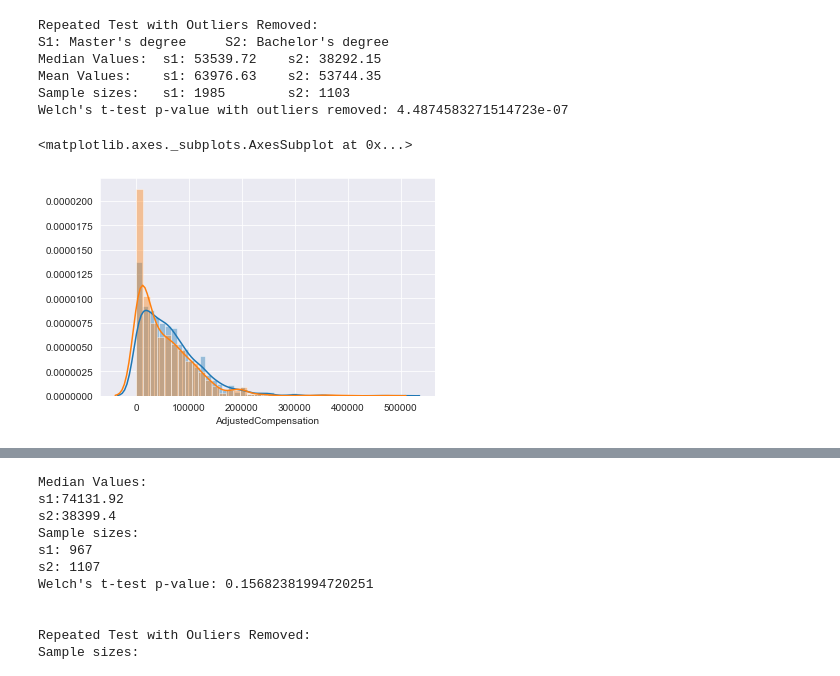
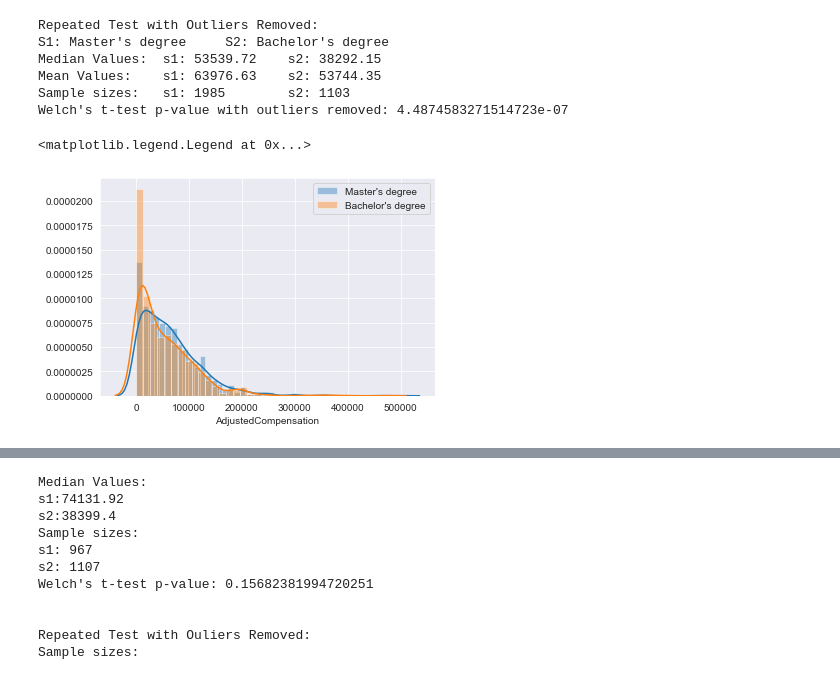
Before and after one commit to jingyunw/p2-t16-02L2-dsc-in-depth-ab-testing-lab, a Jupyter notebook: index.ipynb, the cells around one changed output, grey strips where cells are left out. Drawn from its saved outputs; the diff is of its cells as text; code cells hidden in the pictures.

```diff
--- a/index.ipynb
+++ b/index.ipynb
@@ -142,8 +165,9 @@ Mean Values:    s1: 63976.63    s2: 53744.35
 Sample sizes:   s1: 1985        s2: 1103
 Welch's t-test p-value with outliers removed: 4.4874583271514723e-07
 # %%
-sns.distplot(s1)
-sns.distplot(s2)
+sns.distplot(s1, label="Master's degree")
+sns.distplot(s2, label="Bachelor's degree")
+plt.legend()
 # %% [output]
-<matplotlib.axes._subplots.AxesSubplot at 0x...>
+<matplotlib.legend.Legend at 0x...>
-[figure, old version]
+[figure, new version]
```
Also changed, not shown: parts of 5 cells of this notebook.
